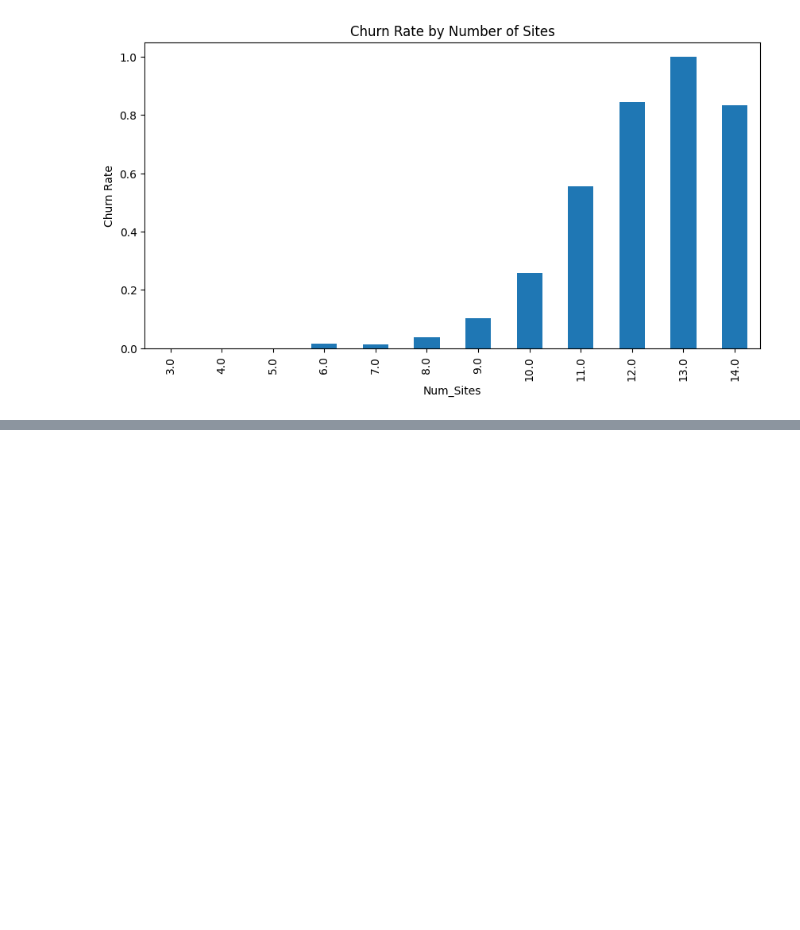
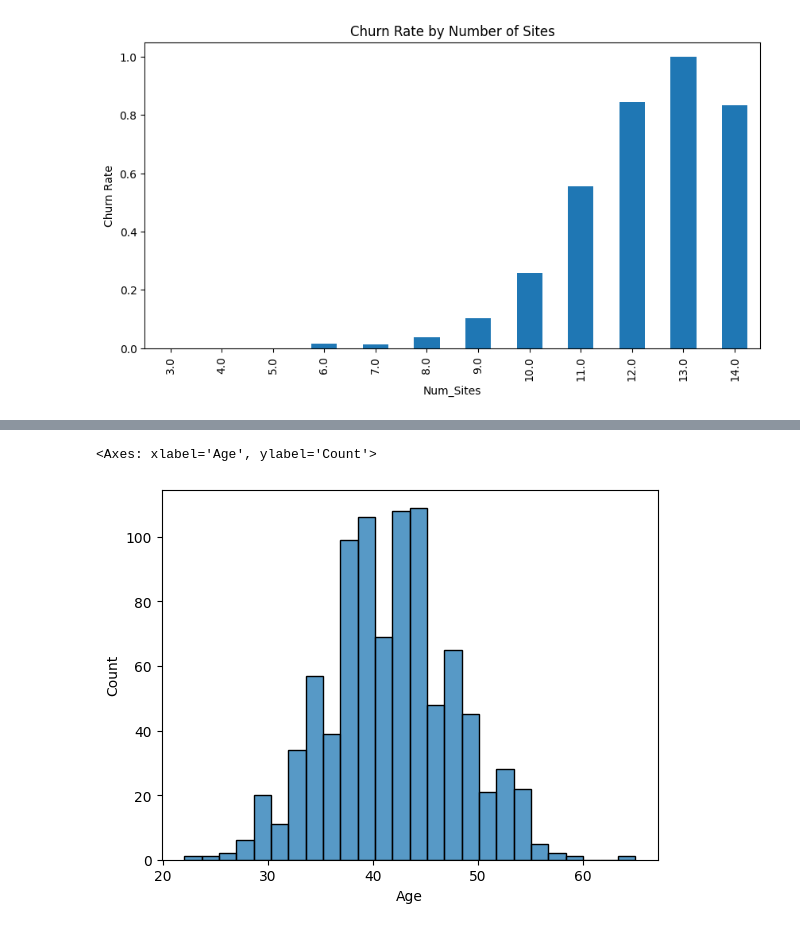
Before and after one commit to jacobabhihail-tech/advanced-data-wrangling-lab, a Jupyter notebook: day07_customer_churn_audit/customer_churn_audit.ipynb, the cells around one changed output, grey strips where cells are left out. Cells and saved outputs as stored; diff of their text form; code cells hidden in the pictures; blank space fills up the shorter version.

```diff
--- a/day07_customer_churn_audit/customer_churn_audit.ipynb
+++ b/day07_customer_churn_audit/customer_churn_audit.ipynb
@@ -202,0 +212,5 @@ plt.show()
+# %%
+sns.histplot(df['Age'])
+# %% [output]
+<Axes: xlabel='Age', ylabel='Count'>
+[figure, added]
```
Also changed, not shown: parts of 19 cells of this notebook.
